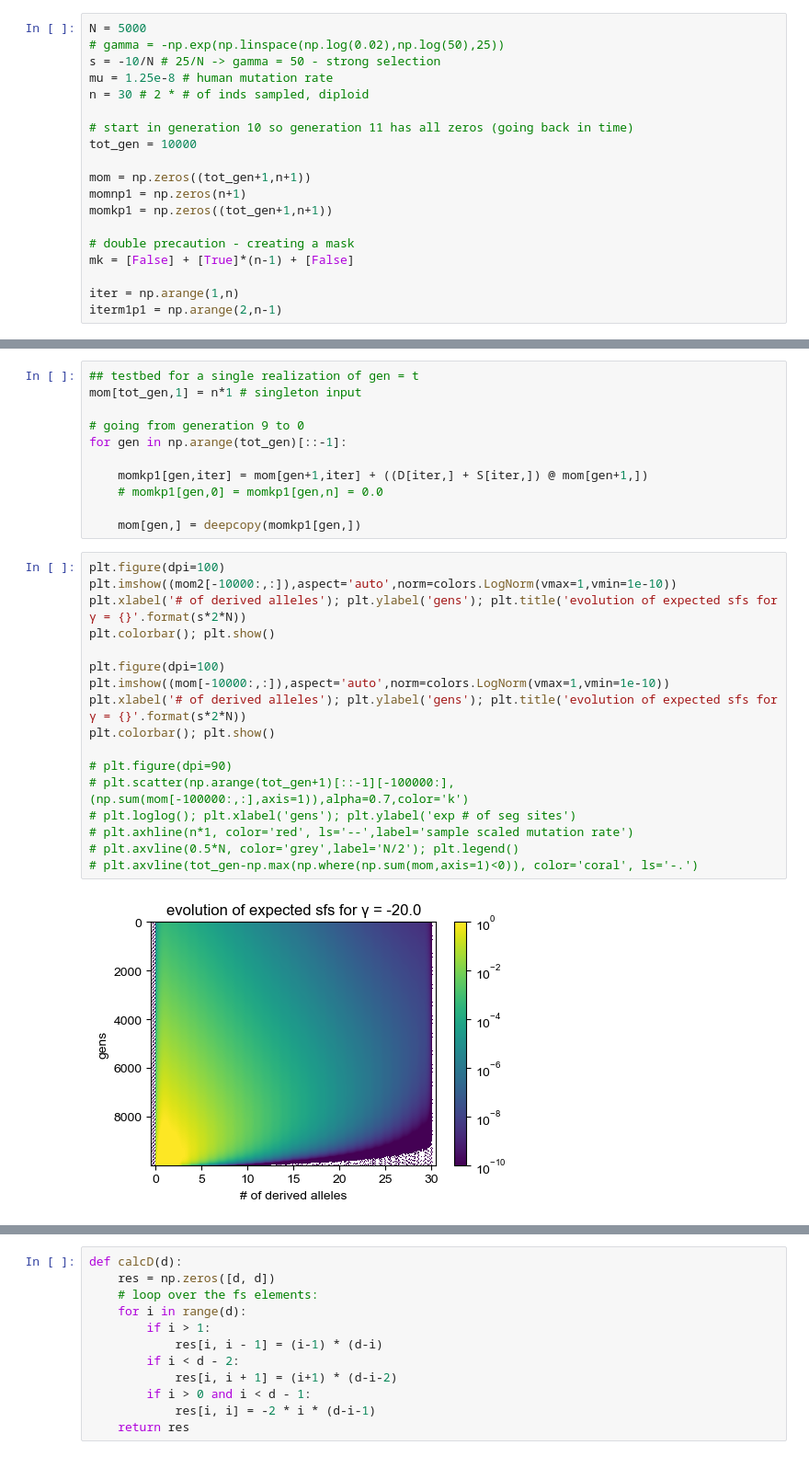
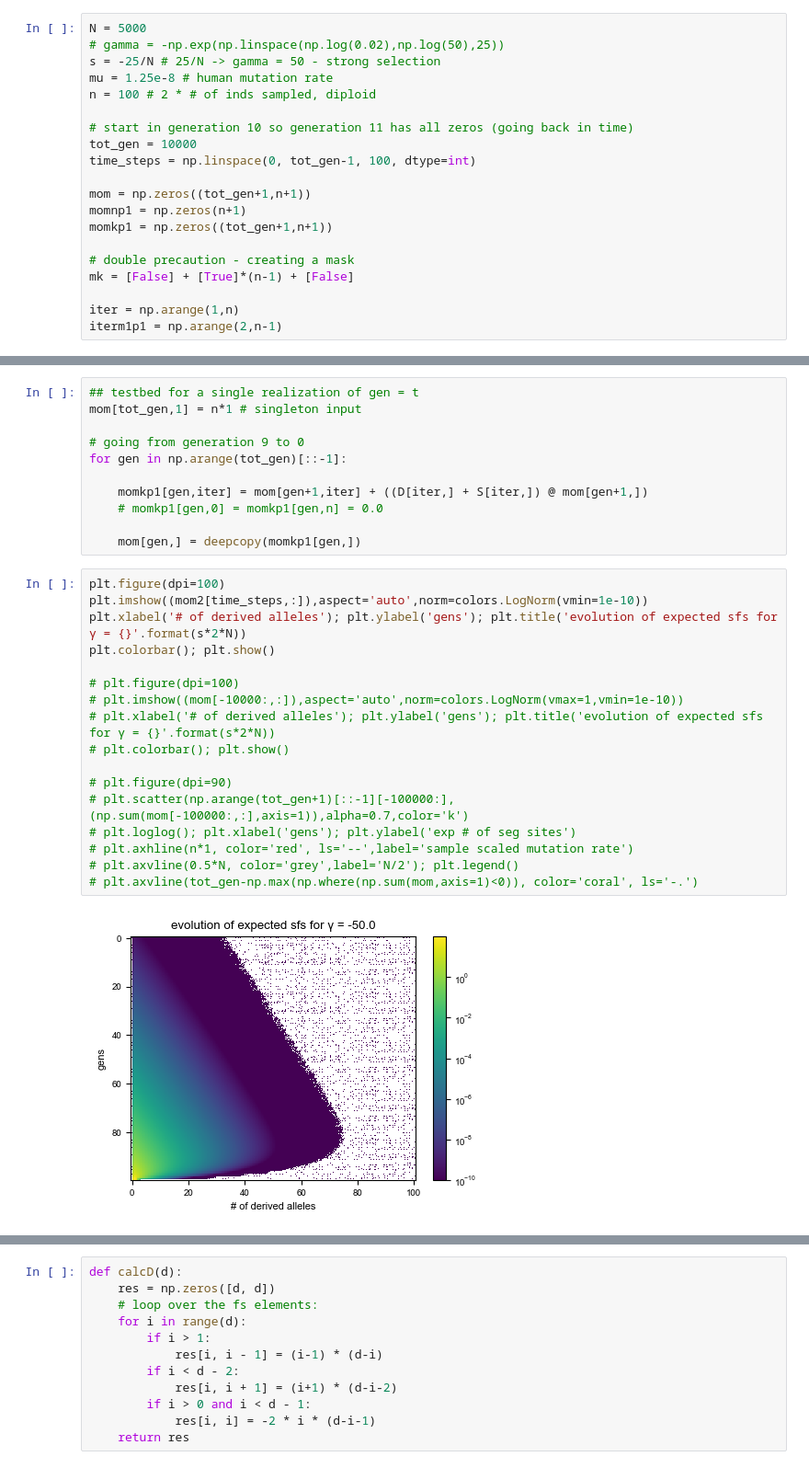
Before and after one commit to VivaswatS/selCoefEst, a Jupyter notebook: mom-framework.ipynb, the cells around one changed output, grey strips where cells are left out. Shown at 92% size. Saved outputs shown, nothing was run; the diff lists cells and outputs as text.

```diff
--- a/mom-framework.ipynb
+++ b/mom-framework.ipynb
@@ -26,12 +26,13 @@ plt.rcParams.update({"figure.facecolor": "white"})
 # %%
 N = 5000
 # gamma = -np.exp(np.linspace(np.log(0.02),np.log(50),25))
-s = -10/N # 25/N -> gamma = 50 - strong selection
+s = -25/N # 25/N -> gamma = 50 - strong selection
 mu = 1.25e-8 # human mutation rate
-n = 30 # 2 * # of inds sampled, diploid
+n = 100 # 2 * # of inds sampled, diploid
 
 # start in generation 10 so generation 11 has all zeros (going back in time)
 tot_gen = 10000
+time_steps = np.linspace(0, tot_gen-1, 100, dtype=int)
 
 mom = np.zeros((tot_gen+1,n+1))
 momnp1 = np.zeros(n+1)
@@ -111,20 +180,20 @@ for gen in np.arange(tot_gen)[::-1]:
     mom[gen,] = deepcopy(momkp1[gen,])
 # %%
 plt.figure(dpi=100)
-plt.imshow((mom2[-10000:,:]),aspect='auto',norm=colors.LogNorm(vmax=1,vmin=1e-10))
+plt.imshow((mom2[time_steps,:]),aspect='auto',norm=colors.LogNorm(vmin=1e-10))
 plt.xlabel('# of derived alleles'); plt.ylabel('gens'); plt.title('evolution of expected sfs for γ = {}'.format(s*2*N))
 plt.colorbar(); plt.show()
 
-plt.figure(dpi=100)
-plt.imshow((mom[-10000:,:]),aspect='auto',norm=colors.LogNorm(vmax=1,vmin=1e-10))
-plt.xlabel('# of derived alleles'); plt.ylabel('gens'); plt.title('evolution of expected sfs for γ = {}'.format(s*2*N))
-plt.colorbar(); plt.show()
+# plt.figure(dpi=100)
+# plt.imshow((mom[-10000:,:]),aspect='auto',norm=colors.LogNorm(vmax=1,vmin=1e-10))
+# plt.xlabel('# of derived alleles'); plt.ylabel('gens'); plt.title('evolution of expected sfs for γ = {}'.format(s*2*N))
+# plt.colorbar(); plt.show()
 
 # plt.figure(dpi=90)
 # plt.scatter(np.arange(tot_gen+1)[::-1][-100000:],(np.sum(mom[-100000:,:],axis=1)),alpha=0.7,color='k')
 # plt.loglog(); plt.xlabel('gens'); plt.ylabel('exp # of seg sites')
 # plt.axhline(n*1, color='red', ls='--',label='sample scaled mutation rate')
 # plt.axvline(0.5*N, color='grey',label='N/2'); plt.legend()
 # plt.axvline(tot_gen-np.max(np.where(np.sum(mom,axis=1)<0)), color='coral', ls='-.')
 # %% [output]
-[figure, old version]
+[figure, new version]
```
Also changed, not shown: parts of 26 cells of this notebook, 2 other files.
